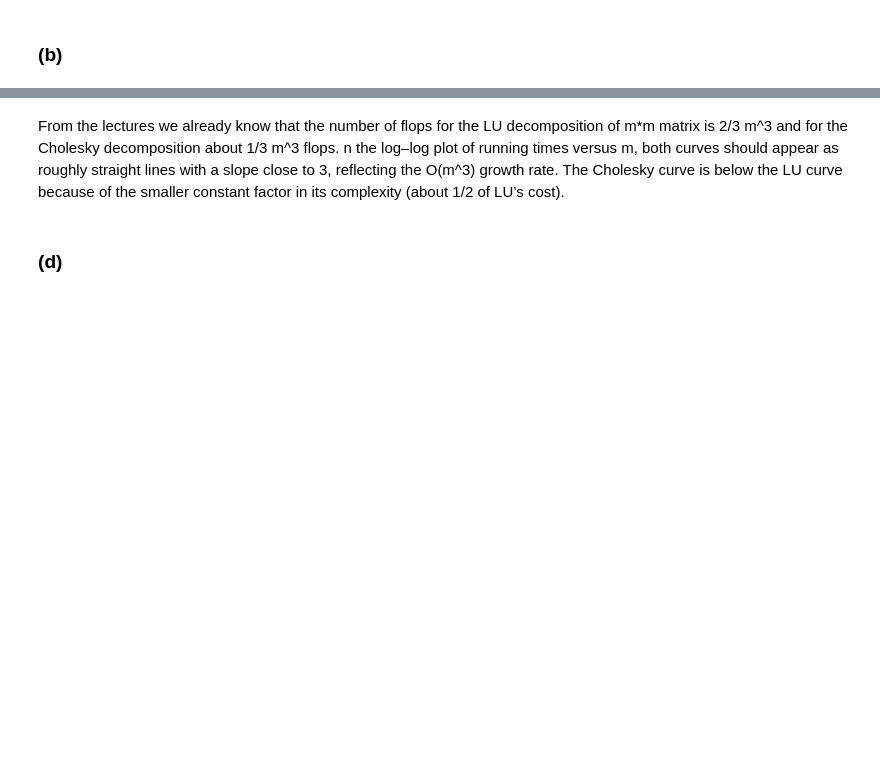
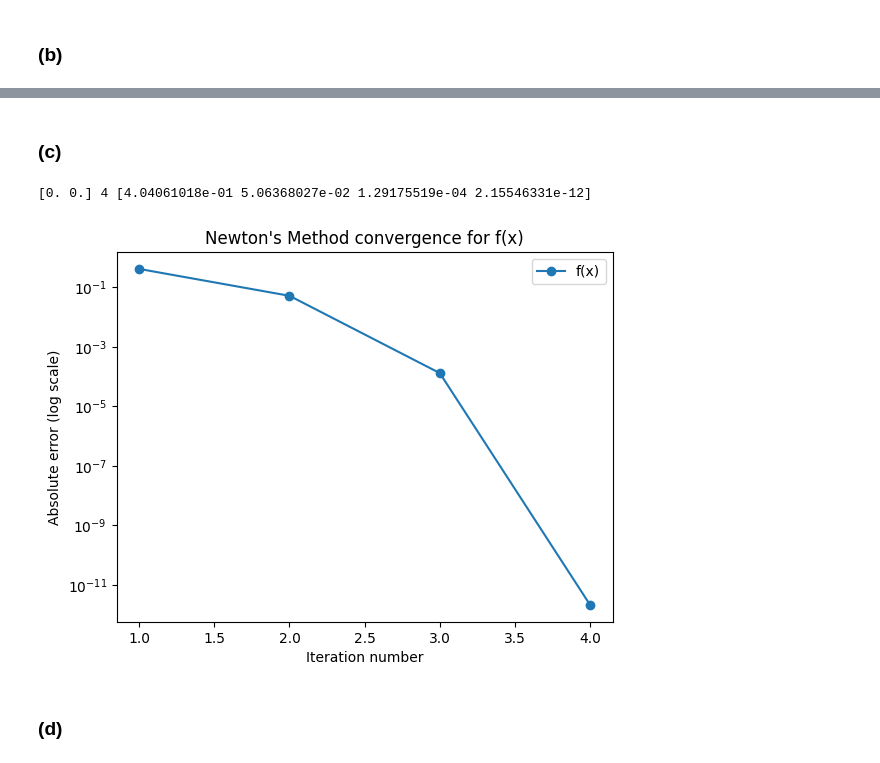
Before and after one commit to lanster42/Erasmus-Notes-25-26, a Jupyter notebook: Numerical methods/Assignment6/assignment6.ipynb, the cells around one changed output, grey strips where cells are left out. Saved outputs shown, nothing was run; the diff lists cells and outputs as text; code cells hidden in the pictures; blank space fills up the shorter version.

```diff
--- a/Numerical methods/Assignment6/assignment6.ipynb
+++ b/Numerical methods/Assignment6/assignment6.ipynb
@@ -17,7 +17,18 @@ display(Image(filename=image_path))
 ### (b)
 # %%
 import numpy as np
+import math
 
-def Newton(F, JF, x0, max_it, max_err):
+def Newton(F, JF, u0, max_iter, max_err):
+    uk = np.array(u0)
+    errors = []
+    for k in range(max_iter):
+        delta = np.linalg.solve(JF(uk), -F(uk))
+        uk_new = uk + delta
+        err = np.linalg.norm(uk_new - uk)
+        errors.append(err)
 
-    pass
+        if err < max_err:
+            return uk_new, k + 1, np.array(errors)
+        uk = uk_new
+    return uk, max_iter, np.array(errors)
@@ -87,4 +35,32 @@ m =  16384:  Cholesky = 15.867758s,  LU = 43.570057s
-# %% [markdown]
-From the lectures we already know that the number of flops for the LU decomposition of m*m matrix is 2/3 m^3 and for the Cholesky decomposition about 1/3 m^3 flops. n the log–log plot of running times versus m, both curves should appear as roughly straight lines with a slope close to 3, reflecting the O(m^3) growth rate. The Cholesky curve is below the LU curve because of the smaller constant factor in its complexity (about 1/2 of LU’s cost).
+# %% [markdown]
+### (c)
+# %%
+#computation of example
+F = lambda u: np.array([-u[0] * math.exp(-(u[0]**2 + u[1]**2)/2),
+    -u[1] * math.exp(-(u[0]**2 + u[1]**2)/2)])
+
+JF = lambda u: math.exp(-(u[0]**2 + u[1]**2)/2) * np.array([[u[0]**2 - 1, u[0]*u[1]],
+    [u[0]*u[1], u[1]**2 - 1]])
+
+x0 = (0.25, 0.25)
+max_iterations = 1000
+max_tolerance = 10**-8
+solution_f, iters_f, errs_f = Newton(F, JF, x0, max_iterations, max_tolerance)
+print(solution_f, iters_f, errs_f)
+
+#plotting the graph
+import matplotlib.pyplot as plt
+
+plt.figure()
+plt.semilogy(range(1, len(errs_f)+1), errs_f, 'o-', label="f(x)")
+plt.xlabel("Iteration number")
+plt.ylabel("Absolute error (log scale)")
+plt.title("Newton's Method convergence for f(x)")
+plt.legend()
+plt.savefig("newton_error_f.png", dpi=200)
+plt.show()
+# %% [output]
+[0. 0.] 4 [4.04061018e-01 5.06368027e-02 1.29175519e-04 2.15546331e-12]
+[figure, added]
 # %% [markdown]
 ### (d)
```
Also changed, not shown: parts of 5 cells of this notebook, 3 other files.
